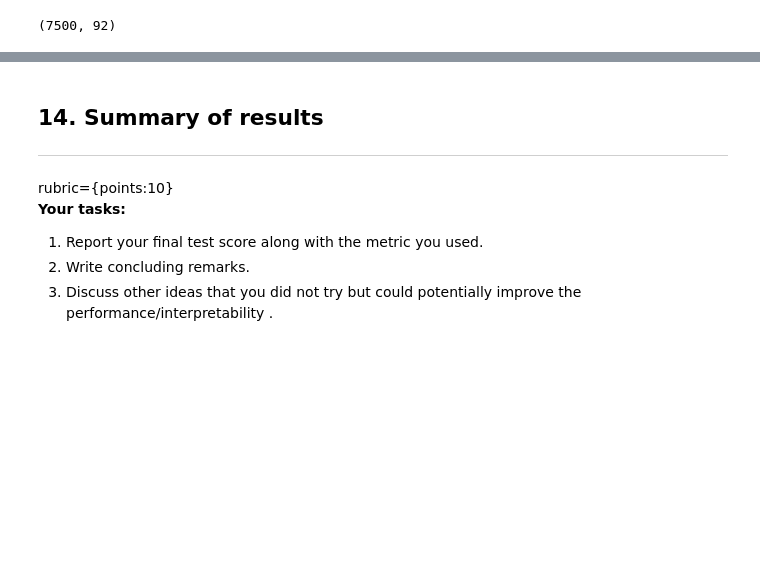
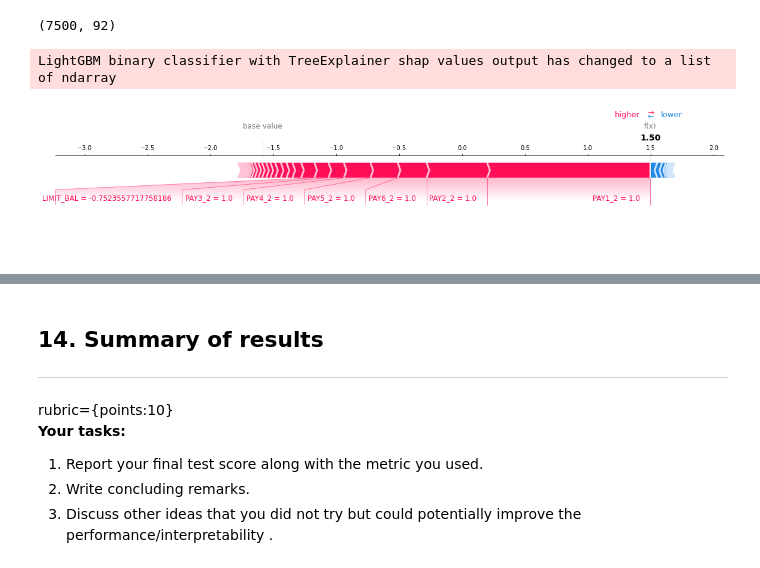
Before and after one commit to xhnatiuk/cpsc330, a Jupyter notebook: hw/hw6/hw6.ipynb, the cells around one changed output, grey strips where cells are left out. Drawn from its saved outputs; the diff is of its cells as text; code cells hidden in the pictures; blank space fills up the shorter version.

```diff
--- a/hw/hw6/hw6.ipynb
+++ b/hw/hw6/hw6.ipynb
@@ -1000,10 +1004,10 @@ max_depth = random_search.best_params_["randomforestclassifier__max_depth"]
 # %%
-rf = RandomForestClassifier(n_estimators=n_estimators, max_features=max_features, max_depth=max_depth)
-pipe_rf = make_pipeline(ct, rf)
+lg = LGBMClassifier()
+pipe_lg = make_pipeline(ct, lg)
 
-pipe_rf.fit(X_train_extended, y_train)
+pipe_lg.fit(X_train_extended, y_train)
 
-y_train_pred = pipe_rf.predict(X_train_extended)
+y_train_pred = pipe_lg.predict(X_train_extended)
 print(classification_report(y_train, y_train_pred, target_names=["non-default", "default"]))
 # %% [output]
               precision    recall  f1-score   support
@@ -1068,3 +1068,13 @@ test_lgbm_shap_values  = rf_explainer.shap_values(X_test_enc)
+# %%
+# This cell takes a VERY LONG time to run (https://github.com/slundberg/shap/issues/2002)
+# It may not be able to output plots in time for the HW submission; however, this is the general idea for SHAP force plots
+# Limit to 100 values as a fix (https://github.com/slundberg/shap/issues/838)
+
+lg_explainer = shap.TreeExplainer(pipe_lg.named_steps["lgbmclassifier"])
+train_lgbm_shap_values = lg_explainer.shap_values(X_train_enc[:100])
+test_lgbm_shap_values  = lg_explainer.shap_values(X_test_enc[:100])
+# %% [output]
+LightGBM binary classifier with TreeExplainer shap values output has changed to a list of ndarray
 # %%
 # Sample values to test
 y_test_reset = y_test.reset_index(drop=True)
@@ -1077,11 +1087,13 @@ sample_ind_1 = ind_1[10]
 # %%
 # Try an example on X_train
 shap.force_plot(
-    lgbm_explainer.expected_value[1],
+    lg_explainer.expected_value[1],
     train_lgbm_shap_values[1][sample_ind_1, :],
     X_train_enc.iloc[sample_ind_1, :],
     matplotlib=True,
 )
+# %% [output]
+[figure, added]
 # %%
 # Try an example on X_test
 shap.force_plot(
```
Also changed, not shown: parts of 42 cells of this notebook, 8 other files.
